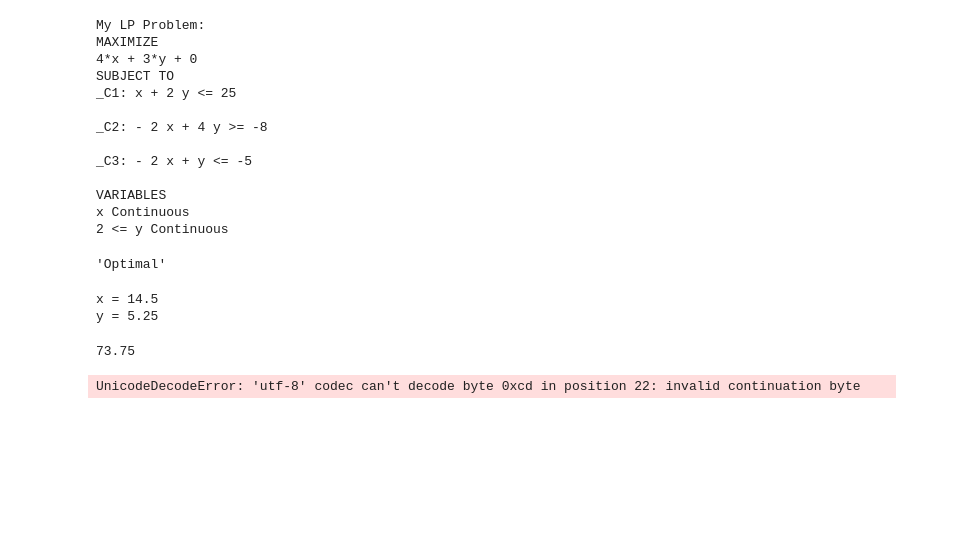
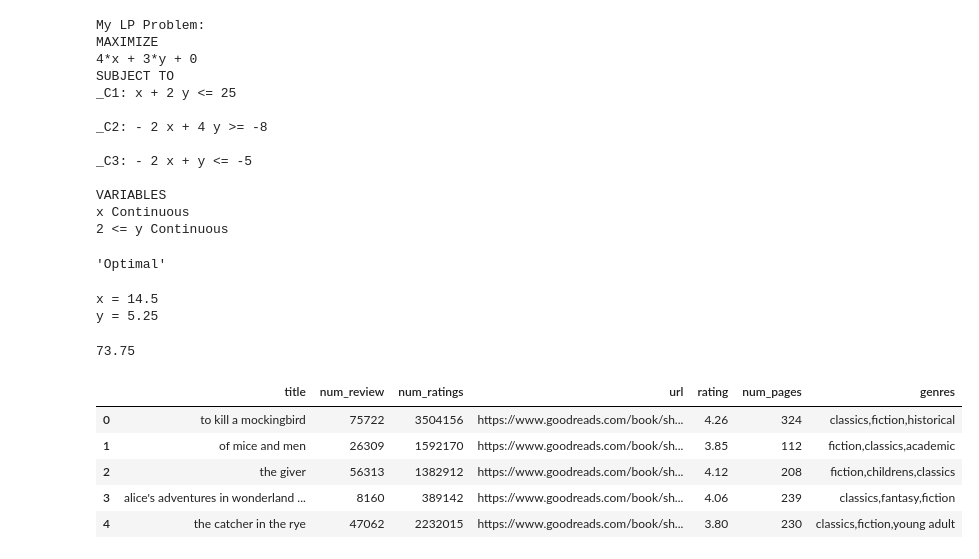
Before and after one commit to kallaway/100-days-of-code, a Jupyter notebook: code/datascience/LinearProgramming.ipynb, the cells around one changed output. Saved outputs shown, nothing was run; the diff lists cells and outputs as text; code cells hidden in the pictures; blank space fills up the shorter version.

```diff
--- a/code/datascience/LinearProgramming.ipynb
+++ b/code/datascience/LinearProgramming.ipynb
@@ -82,6 +85,13 @@ print(pulp.value(lp_problem.objective))
 # %% [output]
 73.75
 # %%
-books_df = pd.read_csv('data/goodreads_bestsellers.csv')
+books_df = pd.read_csv('../reading/sample_books.csv')
-# %% [output]
-UnicodeDecodeError: 'utf-8' codec can't decode byte 0xcd in position 22: invalid continuation byte
+# %%
+books_df.head()
+# %% [output]
+|  | title | num_review | num_ratings | url | rating | num_pages | genres |
+| 0 | to kill a mockingbird | 75722 | 3504156 | https://www.goodreads.com/book/sh... | 4.26 | 324 | classics,fiction,historical |
+| 1 | of mice and men | 26309 | 1592170 | https://www.goodreads.com/book/sh... | 3.85 | 112 | fiction,classics,academic |
+| 2 | the giver | 56313 | 1382912 | https://www.goodreads.com/book/sh... | 4.12 | 208 | fiction,childrens,classics |
+| 3 | alice's adventures in wonderland ... | 8160 | 389142 | https://www.goodreads.com/book/sh... | 4.06 | 239 | classics,fantasy,fiction |
+| 4 | the catcher in the rye | 47062 | 2232015 | https://www.goodreads.com/book/sh... | 3.80 | 230 | classics,fiction,young adult |
```
Also changed, not shown: parts of 4 cells of this notebook, 5 other files.
